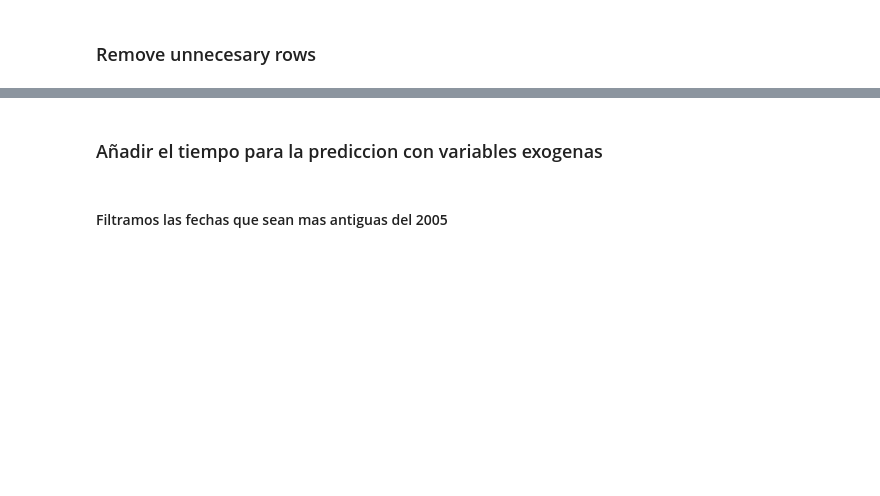
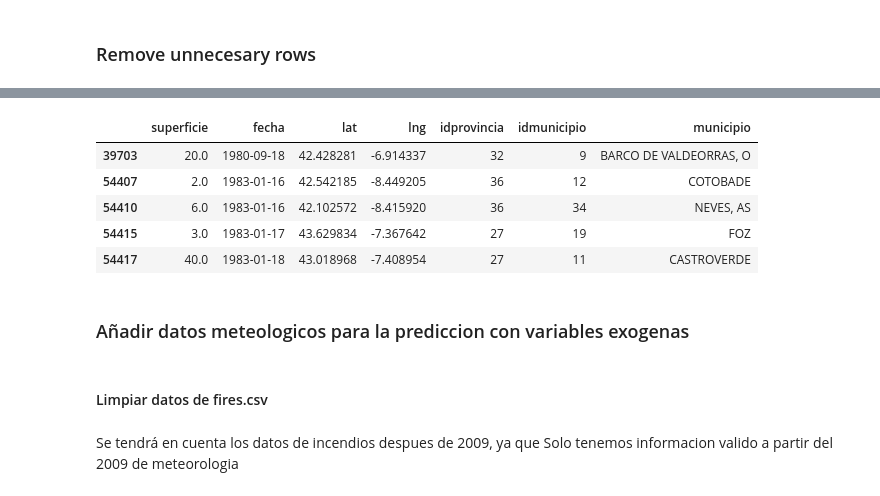
Before and after one commit to JozsefIvanGafo/4-Year-Q1-iao-project-Prediction-of-Forest-fires-in-Galicia-Spain2024-UC3M, a Jupyter notebook: preprocessing.ipynb, the cells around one changed output, grey strips where cells are left out. Cells and saved outputs as stored; diff of their text form; code cells hidden in the pictures; blank space fills up the shorter version.

```diff
--- a/preprocessing.ipynb
+++ b/preprocessing.ipynb
@@ -51,19 +100,28 @@ fires.head()
 # %%
 #We save the data for the time series prediction
-data_path="data/fires-time-series.xlsx"
+data_path="data/fires-time-series.csv"
 try:
-    fires.to_excel(data_path,index=False)
+    fires.to_csv(data_path,index=False)
 except Exception as error:
     print(f"Error while exporting the data to the excel file: {error}")
 # %%
-data_path="data/fires-time-series.xlsx"
+data_path="data/fires-time-series.csv"
 try:
-    fires_time_series=pd.read_excel(data_path)
+    fires_time_series=pd.read_csv(data_path)
 except Exception as error:
     print(f"Error while importing the excel file: {error}")
 fires.head()
+# %% [output]
+|  | superficie | fecha | lat | lng | idprovincia | idmunicipio | municipio |
+| 39703 | 20.0 | 1980-09-18 | 42.428281 | -6.914337 | 32 | 9 | BARCO DE VALDEORRAS, O |
+| 54407 | 2.0 | 1983-01-16 | 42.542185 | -8.449205 | 36 | 12 | COTOBADE |
+| 54410 | 6.0 | 1983-01-16 | 42.102572 | -8.415920 | 36 | 34 | NEVES, AS |
+| 54415 | 3.0 | 1983-01-17 | 43.629834 | -7.367642 | 27 | 19 | FOZ |
+| 54417 | 40.0 | 1983-01-18 | 43.018968 | -7.408954 | 27 | 11 | CASTROVERDE |
 # %% [markdown]
-### Añadir el tiempo para la prediccion con variables exogenas
+### Añadir datos meteologicos para la prediccion con variables exogenas
 # %% [markdown]
-#### Filtramos las fechas que sean mas antiguas del 2005
+#### Limpiar datos de fires.csv
+# %% [markdown]
+Se tendrá en cuenta los datos de incendios despues de 2009, ya que Solo tenemos informacion valido a partir del 2009 de meteorologia
 # %%
```
Also changed, not shown: parts of 29 cells of this notebook, 28 other files.
